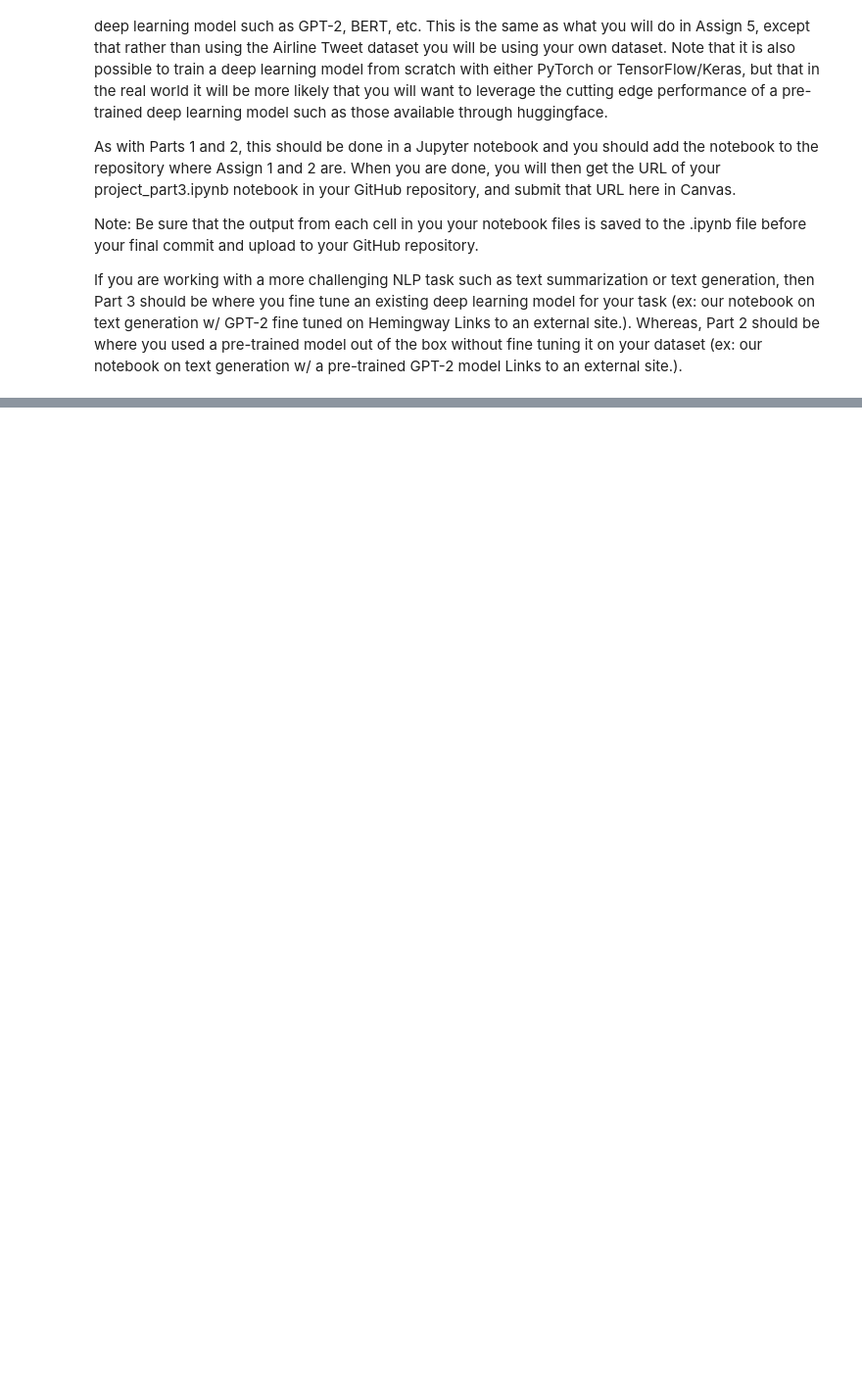
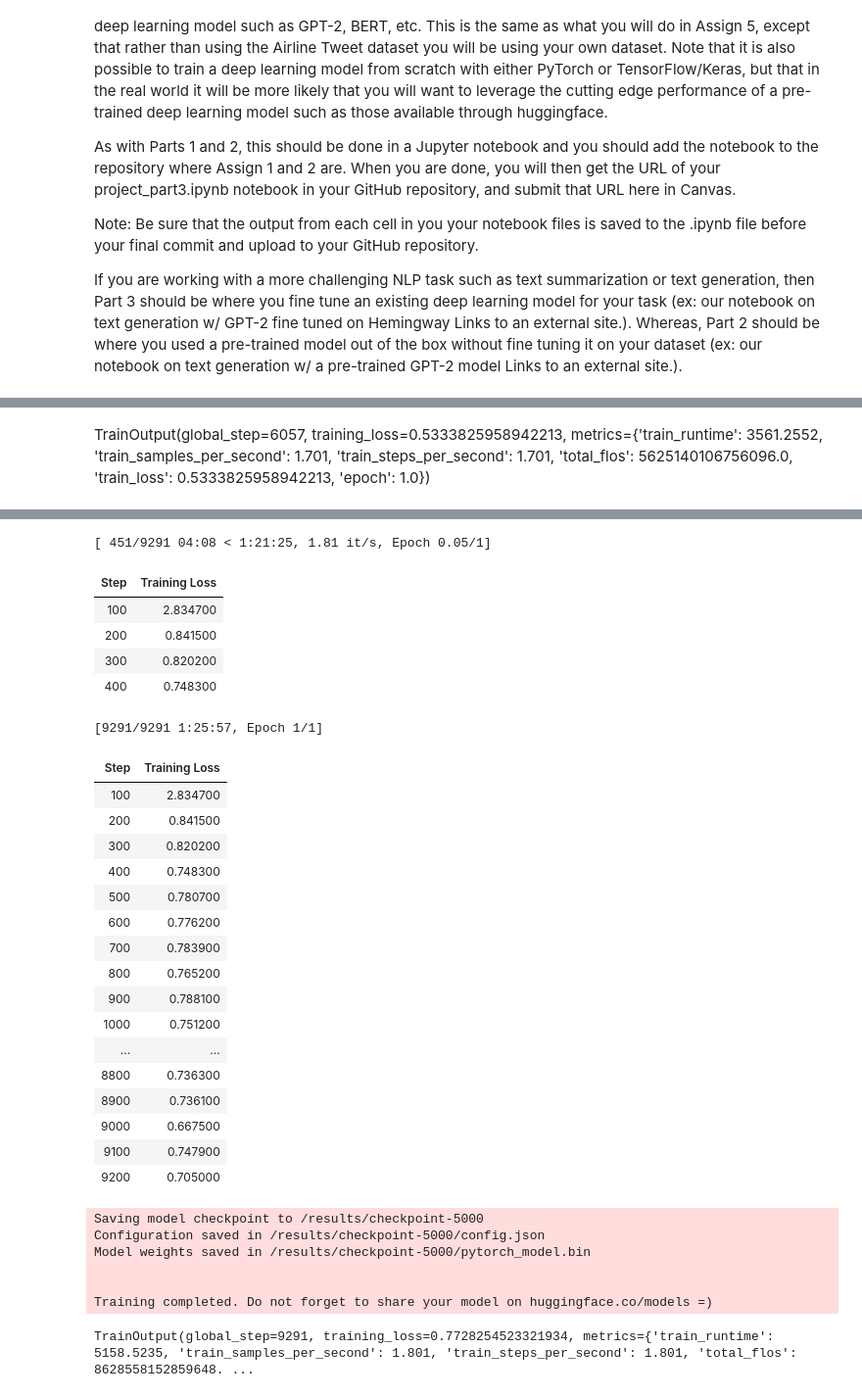
Before and after one commit to Lfickling/cs39aa_final_project, a Jupyter notebook: part3/project_part3.ipynb, the cells around one changed output, grey strips where cells are left out. Shown: that part at 98% size. Drawn from its saved outputs; the diff is of its cells as text; code cells hidden in the pictures; blank space fills up the shorter version.

```diff
--- a/part3/project_part3.ipynb
+++ b/part3/project_part3.ipynb
@@ -17,0 +133,21 @@ books.head(5)
+# %%
+class DescriptionDataset(Dataset):
+    def __init__(self, txt_list, tokenizer, max_length):
+        self.input_ids = []
+        self.attn_masks = []
+        self.labels = []
+        for txt in txt_list:
+            encodings_dict = tokenizer('<|startoftext|>' + txt + '<|endoftext|>', truncation=True,
+                                       max_length=512, padding="max_length")
+            self.input_ids.append(torch.tensor(encodings_dict['input_ids']))
+            self.attn_masks.append(torch.tensor(encodings_dict['attention_mask']))
+
+    def __len__(self):
+        return len(self.input_ids)
+
+    def __getitem__(self, idx):
+        return self.input_ids[idx], self.attn_masks[idx]
+# %%
+dataset = DescriptionDataset(descriptions, tokenizer, max_length=max_length)
+train_size = int(0.75 * len(dataset))
+train_dataset, val_dataset = random_split(dataset, [train_size, len(dataset) - train_size])
@@ -17,0 +219,11 @@ books.head(5)
+# %%
+training_args = TrainingArguments(output_dir='/results',
+                                  num_train_epochs=1,
+                                  logging_steps=100,
+                                  save_steps=5000,
+                                  per_device_train_batch_size=1,
+                                  per_device_eval_batch_size=1,
+                                  warmup_steps=10,
+                                  weight_decay=0.05,
+                                  logging_dir='/logs',
+                                  report_to = 'wandb')
@@ -17,0 +232,16 @@ books.head(5)
+# %%
+trainer = Trainer(model=model, args=training_args,
+                  train_dataset=train_dataset,
+                  eval_dataset=val_dataset,
+                  # This custom collate function is necessary
+                  # to built batches of data
+                  data_collator=lambda data:
+                  {'input_ids': torch.stack([f[0] for f in data]),
+                  'attention_mask': torch.stack([f[1] for f in data]),
+                  'labels': torch.stack([f[0] for f in data])})
+# %% [markdown]
+TrainOutput(global_step=6057, training_loss=0.5333825958942213, metrics={'train_runtime': 3561.2552, 'train_samples_per_second': 1.701, 'train_steps_per_second': 1.701, 'total_flos': 5625140106756096.0, 'train_loss': 0.5333825958942213, 'epoch': 1.0})
+# %%
+# Start training process!
+trainer.train()
+# %% [output]
@@ -17,0 +257,31 @@ books.head(5)
+[ 451/9291 04:08 < 1:21:25, 1.81 it/s, Epoch 0.05/1]
+| Step | Training Loss |
+| 100 | 2.834700 |
+| 200 | 0.841500 |
+| 300 | 0.820200 |
+| 400 | 0.748300 |
+[9291/9291 1:25:57, Epoch 1/1]
+| Step | Training Loss |
+| 100 | 2.834700 |
+| 200 | 0.841500 |
+| 300 | 0.820200 |
+| 400 | 0.748300 |
+| 500 | 0.780700 |
+| 600 | 0.776200 |
+| 700 | 0.783900 |
+| 800 | 0.765200 |
+| 900 | 0.788100 |
+| 1000 | 0.751200 |
+| ... | ... |
+| 8800 | 0.736300 |
+| 8900 | 0.736100 |
+| 9000 | 0.667500 |
+| 9100 | 0.747900 |
+| 9200 | 0.705000 |
+Saving model checkpoint to /results/checkpoint-5000
+Configuration saved in /results/checkpoint-5000/config.json
+Model weights saved in /results/checkpoint-5000/pytorch_model.bin
+
+
+Training completed. Do not forget to share your model on huggingface.co/models =)
+TrainOutput(global_step=9291, training_loss=0.7728254523321934, metrics={'train_runtime': 5158.5235, 'train_samples_per_second': 1.801, 'train_steps_per_second': 1.801, 'total_flos': 8628558152859648. ...
```
Also changed, not shown: parts of 21 cells of this notebook, 12 other files.
